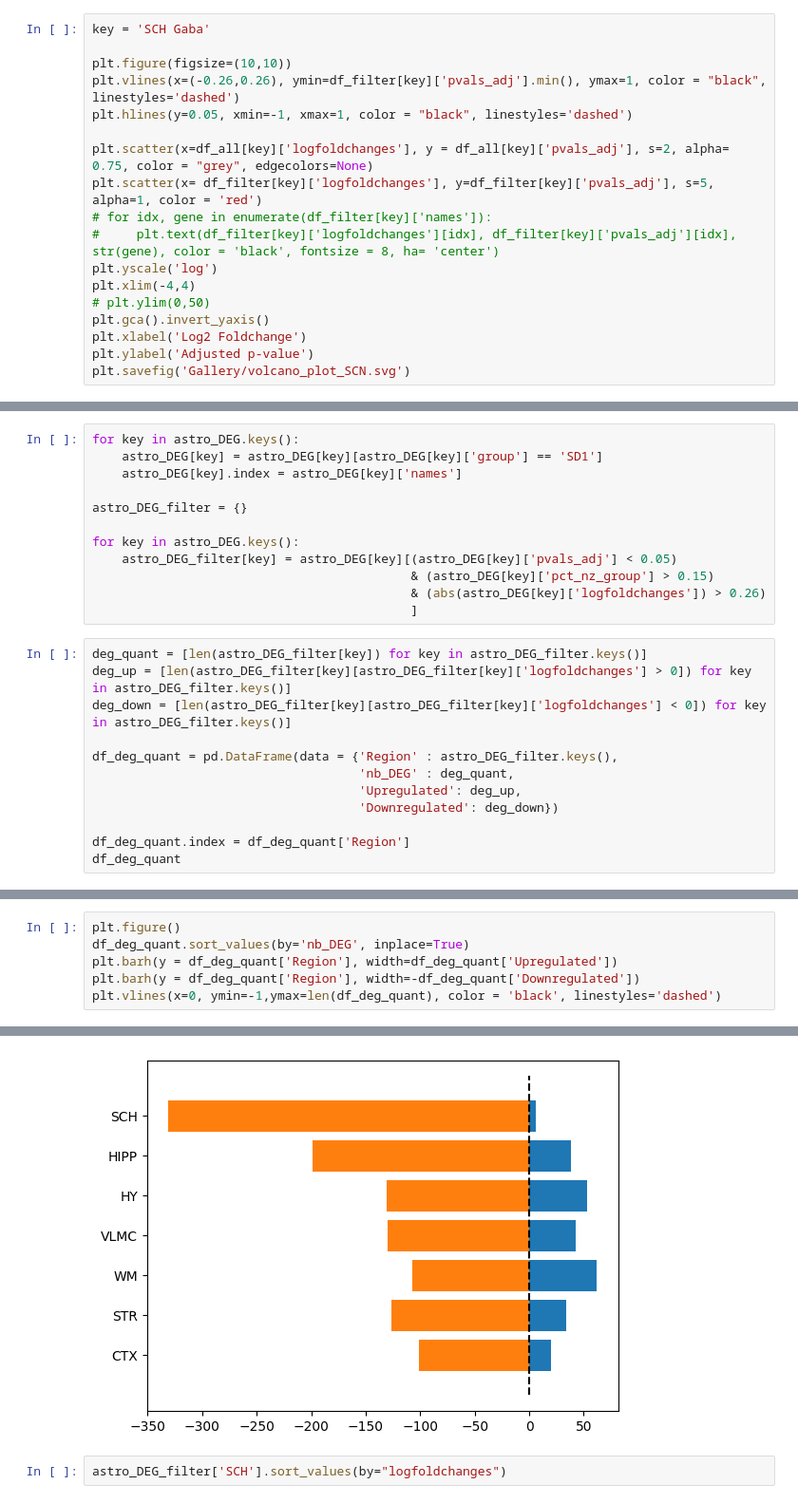
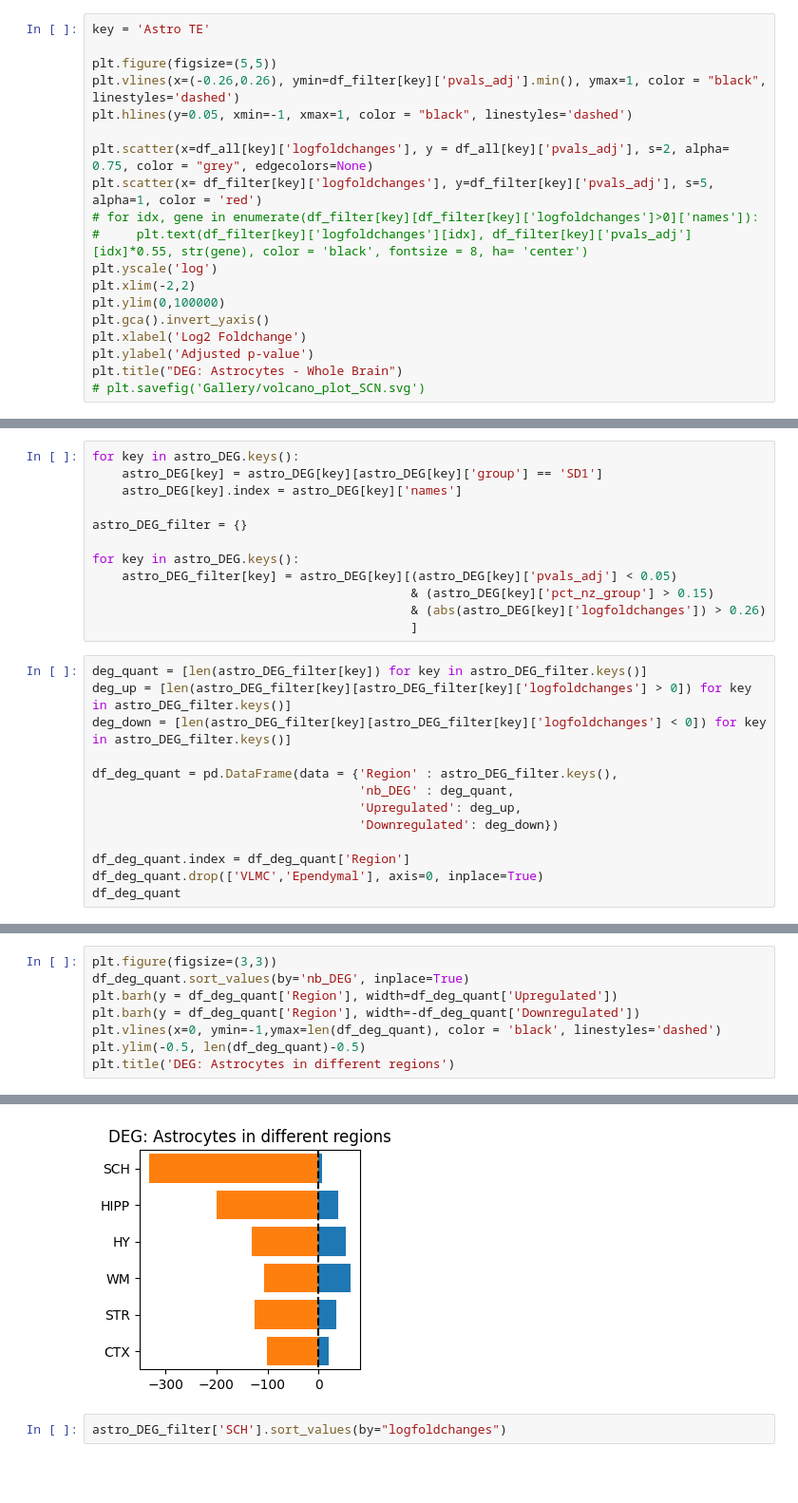
Before and after one commit to Carboneinerte/Pynda_ssc, a Jupyter notebook: v9D_Xenium_Downstream_Analysis_WIP.ipynb, the cells around one changed output, grey strips where cells are left out. Shown at 95% size. Cells and saved outputs as stored; diff of their text form; blank space fills up the shorter version.

```diff
--- a/v9D_Xenium_Downstream_Analysis_WIP.ipynb
+++ b/v9D_Xenium_Downstream_Analysis_WIP.ipynb
@@ -718,20 +778,21 @@ plt.vlines(x=0, ymin=-1,ymax=len(df_deg_quant), color = 'black', linestyles='das
 # %% [markdown]
 ## Volcano plot
 # %%
-key = 'SCH Gaba'
+key = 'Astro TE'
 
-plt.figure(figsize=(10,10))
+plt.figure(figsize=(5,5))
 plt.vlines(x=(-0.26,0.26), ymin=df_filter[key]['pvals_adj'].min(), ymax=1, color = "black", linestyles='dashed')
 plt.hlines(y=0.05, xmin=-1, xmax=1, color = "black", linestyles='dashed')
 
 plt.scatter(x=df_all[key]['logfoldchanges'], y = df_all[key]['pvals_adj'], s=2, alpha= 0.75, color = "grey", edgecolors=None)
 plt.scatter(x= df_filter[key]['logfoldchanges'], y=df_filter[key]['pvals_adj'], s=5, alpha=1, color = 'red')
-# for idx, gene in enumerate(df_filter[key]['names']):
-#     plt.text(df_filter[key]['logfoldchanges'][idx], df_filter[key]['pvals_adj'][idx], str(gene), color = 'black', fontsize = 8, ha= 'center')
+# for idx, gene in enumerate(df_filter[key][df_filter[key]['logfoldchanges']>0]['names']):
+#     plt.text(df_filter[key]['logfoldchanges'][idx], df_filter[key]['pvals_adj'][idx]*0.55, str(gene), color = 'black', fontsize = 8, ha= 'center')
 plt.yscale('log')
-plt.xlim(-4,4)
-# plt.ylim(0,50)
+plt.xlim(-2,2)
+plt.ylim(0,100000)
 plt.gca().invert_yaxis()
 plt.xlabel('Log2 Foldchange')
 plt.ylabel('Adjusted p-value')
-plt.savefig('Gallery/volcano_plot_SCN.svg')
+plt.title("DEG: Astrocytes - Whole Brain")
+# plt.savefig('Gallery/volcano_plot_SCN.svg')
@@ -794,6 +870,7 @@ df_deg_quant = pd.DataFrame(data = {'Region' : astro_DEG_filter.keys(),
                                     'Downregulated': deg_down})
 
 df_deg_quant.index = df_deg_quant['Region']
+df_deg_quant.drop(['VLMC','Ependymal'], axis=0, inplace=True)
 df_deg_quant
 # %% [output]
 |  | Region | nb_DEG | Upregulated | Downregulated |
@@ -806,9 +882,11 @@ df_deg_quant
 | HY | HY | 184 | 53 | 131 |
 | WM | WM | 169 | 62 | 107 |
 # %%
-plt.figure()
+plt.figure(figsize=(3,3))
 df_deg_quant.sort_values(by='nb_DEG', inplace=True)
 plt.barh(y = df_deg_quant['Region'], width=df_deg_quant['Upregulated'])
 plt.barh(y = df_deg_quant['Region'], width=-df_deg_quant['Downregulated'])
 plt.vlines(x=0, ymin=-1,ymax=len(df_deg_quant), color = 'black', linestyles='dashed')
+plt.ylim(-0.5, len(df_deg_quant)-0.5)
+plt.title('DEG: Astrocytes in different regions')
 # %% [output]
@@ -816,4 +894,4 @@ plt.vlines(x=0, ymin=-1,ymax=len(df_deg_quant), color = 'black', linestyles='das
-[figure, old version]
+[figure, new version]
 # %%
 astro_DEG_filter['SCH'].sort_values(by="logfoldchanges")
 # %% [output]
```
Also changed, not shown: parts of 22 cells of this notebook, 3 other files.
